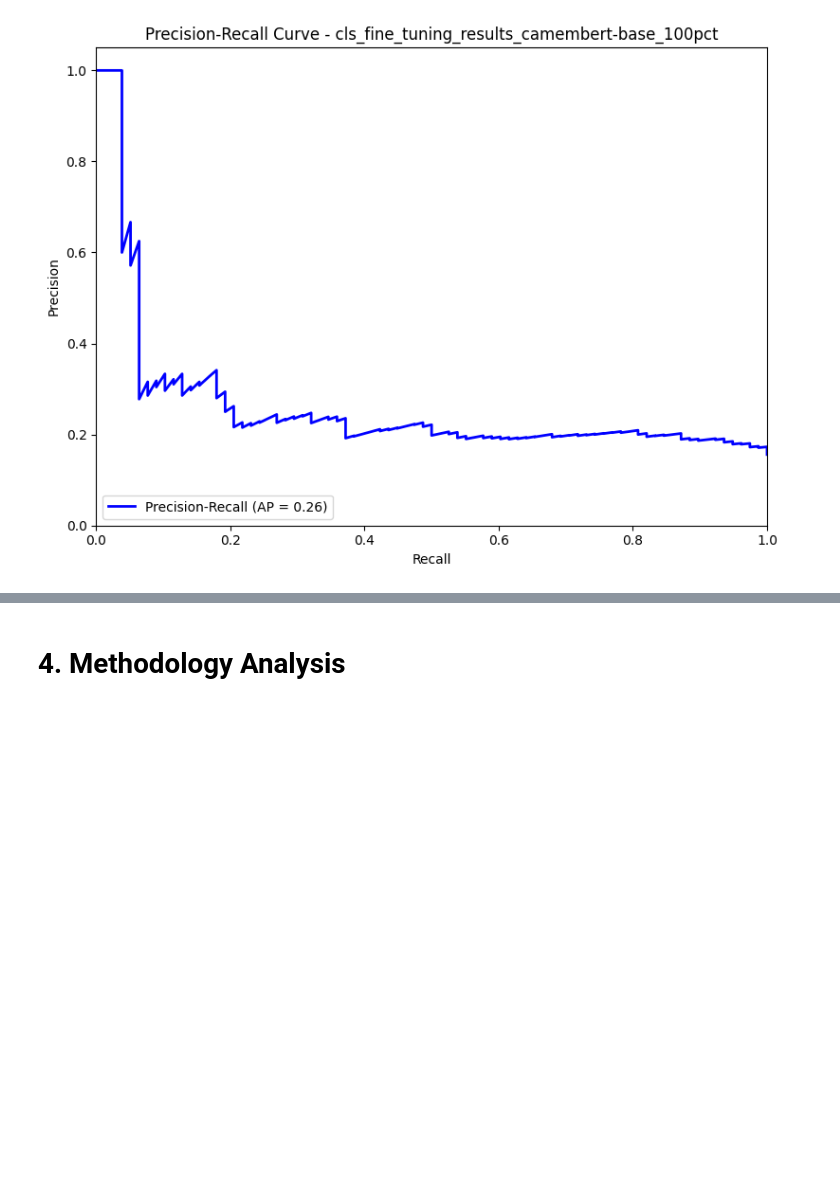
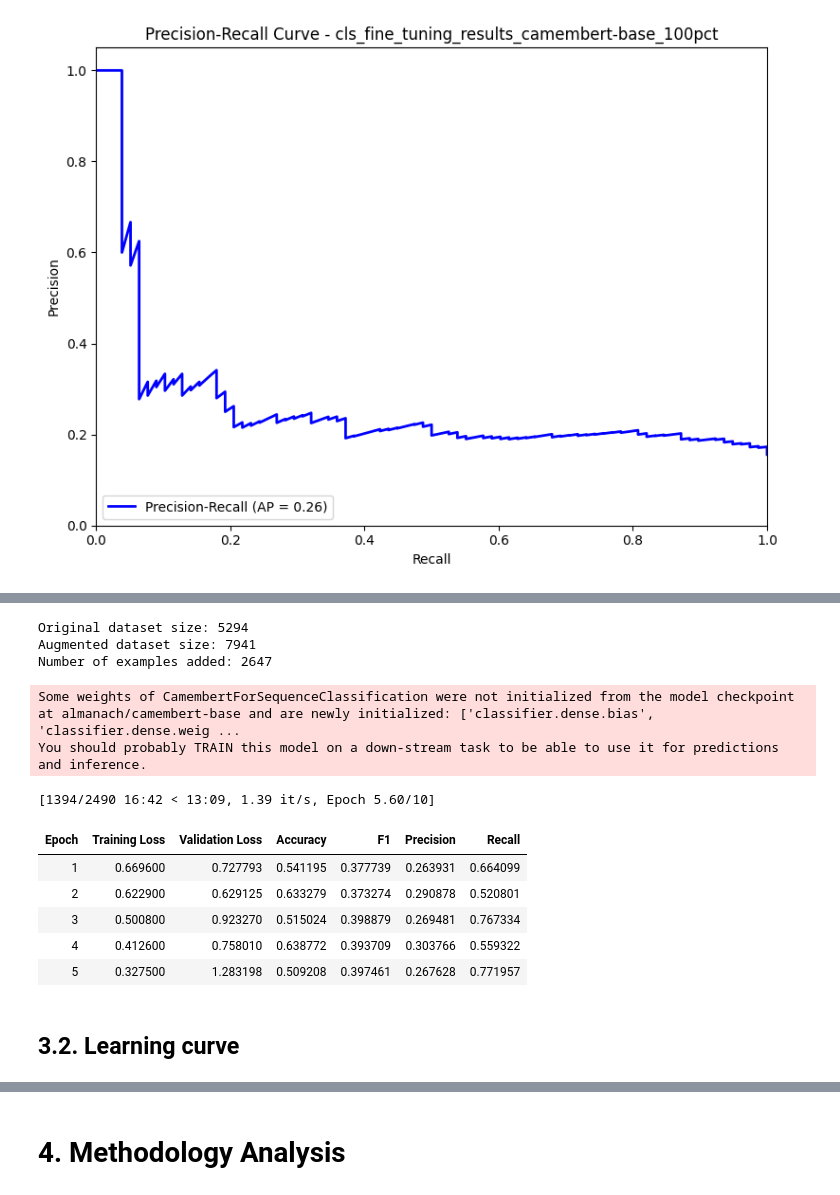
Before and after one commit to pablo-fdz/adv_nlp_final_assessment, a Jupyter notebook: part_3_soa_comparison_pablo.ipynb, the cells around one changed output, grey strips where cells are left out. Cells and saved outputs as stored; diff of their text form; code cells hidden in the pictures; blank space fills up the shorter version.

```diff
--- a/part_3_soa_comparison_pablo.ipynb
+++ b/part_3_soa_comparison_pablo.ipynb
@@ -373,0 +400,19 @@ plot_comparison(results, metric='eval_f1')
+# %%
+result25 = train_with_percentage(train_df, val_df, 25, model_name, max_length, num_labels, seed,
+                                sample_proportion=0.5, augmentation_rate=0.5, augmentation_techniques=augmentation_techniques,
+                                output_path=os.path.join('part_3', 'c'), custom_model_name_suffix=augmentation_technique_name)
+# %% [output]
+Original dataset size: 5294
+Augmented dataset size: 7941
+Number of examples added: 2647
+Some weights of CamembertForSequenceClassification were not initialized from the model checkpoint at almanach/camembert-base and are newly initialized: ['classifier.dense.bias', 'classifier.dense.weig ...
+You should probably TRAIN this model on a down-stream task to be able to use it for predictions and inference.
+[1394/2490 16:42 < 13:09, 1.39 it/s, Epoch 5.60/10]
+| Epoch | Training Loss | Validation Loss | Accuracy | F1 | Precision | Recall |
+| 1 | 0.669600 | 0.727793 | 0.541195 | 0.377739 | 0.263931 | 0.664099 |
+| 2 | 0.622900 | 0.629125 | 0.633279 | 0.373274 | 0.290878 | 0.520801 |
+| 3 | 0.500800 | 0.923270 | 0.515024 | 0.398879 | 0.269481 | 0.767334 |
+| 4 | 0.412600 | 0.758010 | 0.638772 | 0.393709 | 0.303766 | 0.559322 |
+| 5 | 0.327500 | 1.283198 | 0.509208 | 0.397461 | 0.267628 | 0.771957 |
+# %% [markdown]
+## 3.2. Learning curve
```
Also changed, not shown: parts of 16 cells of this notebook, 3 other files.
